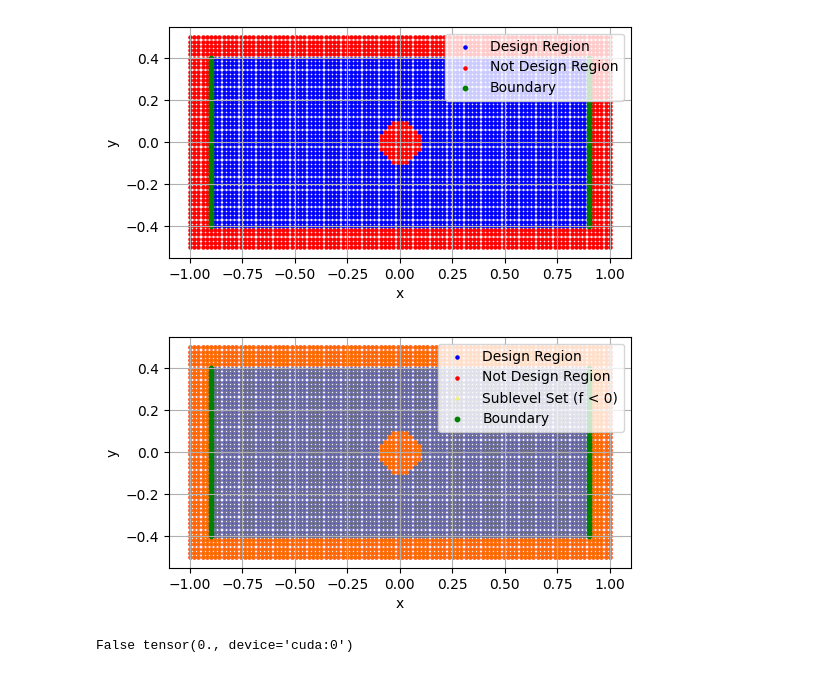
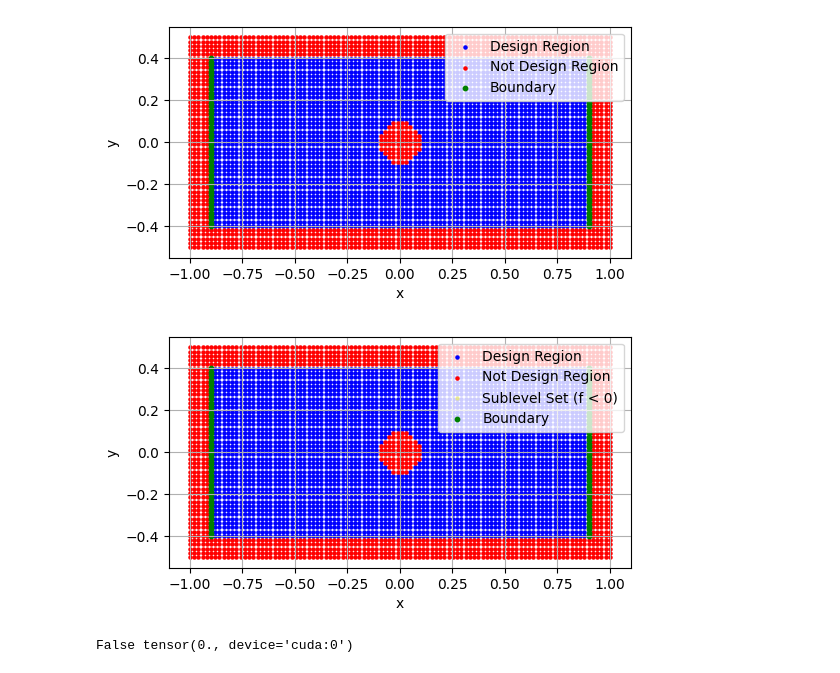
Before and after one commit to JamesAndrewKing/GaussNewtonShapes, a Jupyter notebook: notebooks/obstacle.ipynb, the cells around one changed output. Cells and saved outputs as stored; diff of their text form; code cells hidden in the pictures.

```diff
--- a/notebooks/obstacle.ipynb
+++ b/notebooks/obstacle.ipynb
@@ -69,7 +70,7 @@ plt.show()
 from torch.func import vmap, jacrev, jacfwd, functional_call
 from torch.nn.functional import softplus
 class GeneralResNet(nn.Module):
-    def __init__(self, ks, act=softplus):
+    def __init__(self, ks, act=torch.sin):
         super(GeneralResNet, self).__init__()
         self.ks = ks
         self.fcs = nn.ModuleList([nn.Linear(in_features, out_features)
@@ -110,27 +111,27 @@ class GeneralResNet(nn.Module):
         """Vectorized Hessian of f with respect to input x."""
         return vmap(self._f_xx, in_dims=(None, 0), out_dims=(0))(params, x)
 # %%
-# model = GeneralResNet(ks=[2, 512, 512, 512, 1])
-model = GeneralResNet(ks=[2, 32, 32, 1])
+model = GeneralResNet(ks=[2, 512, 512, 512, 512, 1])
+# model = GeneralResNet(ks=[2, 32, 32, 1])
 
 with torch.no_grad():
     values = model(pts).squeeze()
 
 pts_sublevel = pts[values <= 0]
 
 plt.figure(figsize=(6, 3))
 plt.scatter(pts_design_region[:, 0].cpu(), pts_design_region[:, 1].cpu(), s=5, color='blue', label="Design Region")
 plt.scatter(pts_not_design_region[:, 0].cpu(), pts_not_design_region[:, 1].cpu(), s=5, color='red', label="Not Design Region")
 plt.scatter(pts_sublevel[:, 0].cpu(), pts_sublevel[:, 1].cpu(), s=5, color='yellow', alpha=0.3, label="Sublevel Set (f < 0)")
 plt.scatter(pts_boundary[:, 0].cpu(), pts_boundary[:, 1].cpu(), s=10, color='green', label="Boundary")
 plt.gca().set_aspect('equal')
 plt.xlabel("x")
 plt.ylabel("y")
 plt.legend(loc="upper right")
 plt.grid(True)
 plt.show()
 # %% [output]
-[figure, old version]
+[figure, new version]
 # %%
 netp = NetWithPartials.create_from_model(model, nz=1, nx=2)#, max_group_size=1e8)
 bounds = torch.tensor([[-1,1], [-0.5,0.5]])
```
Also changed, not shown: parts of 4 cells of this notebook, 1 other file.
